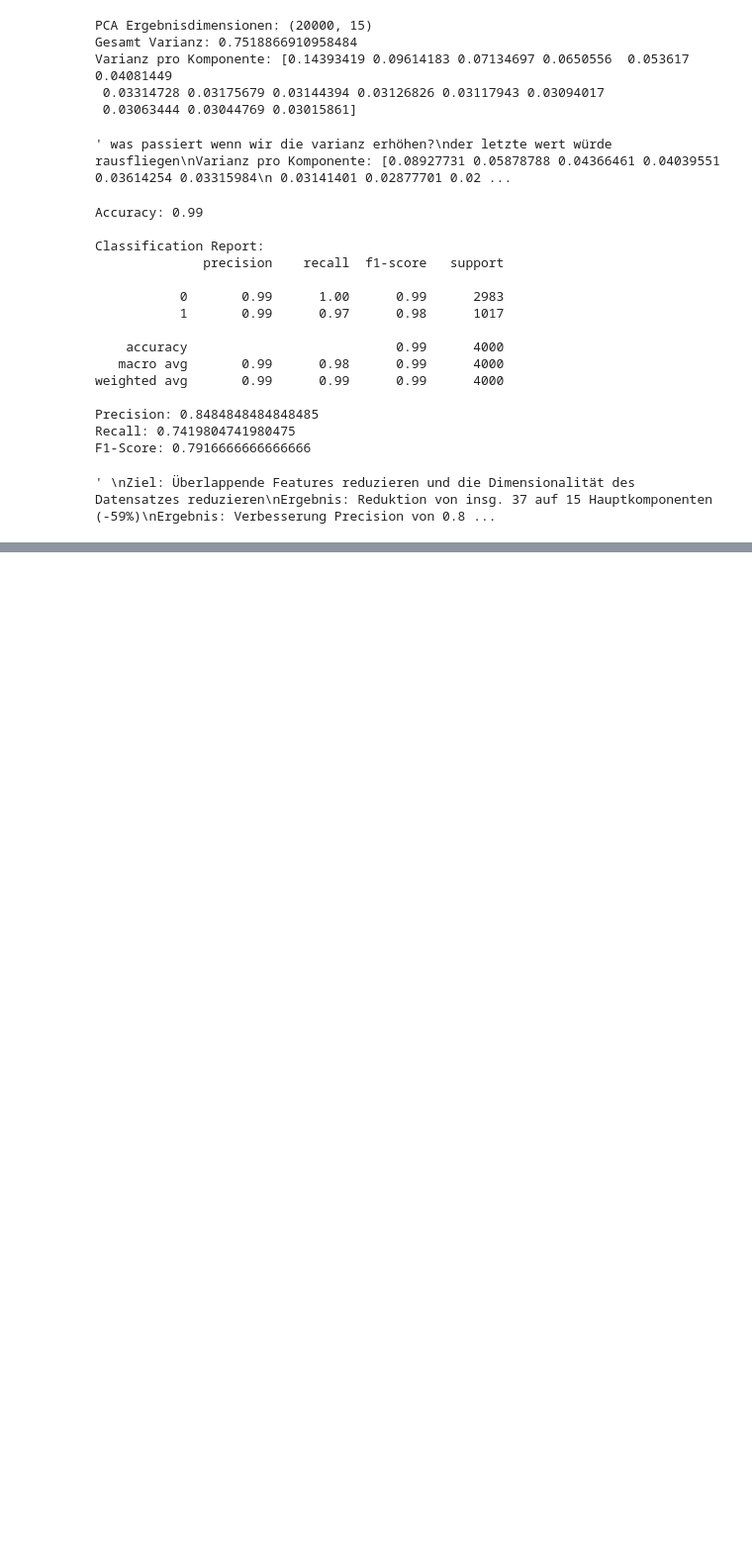
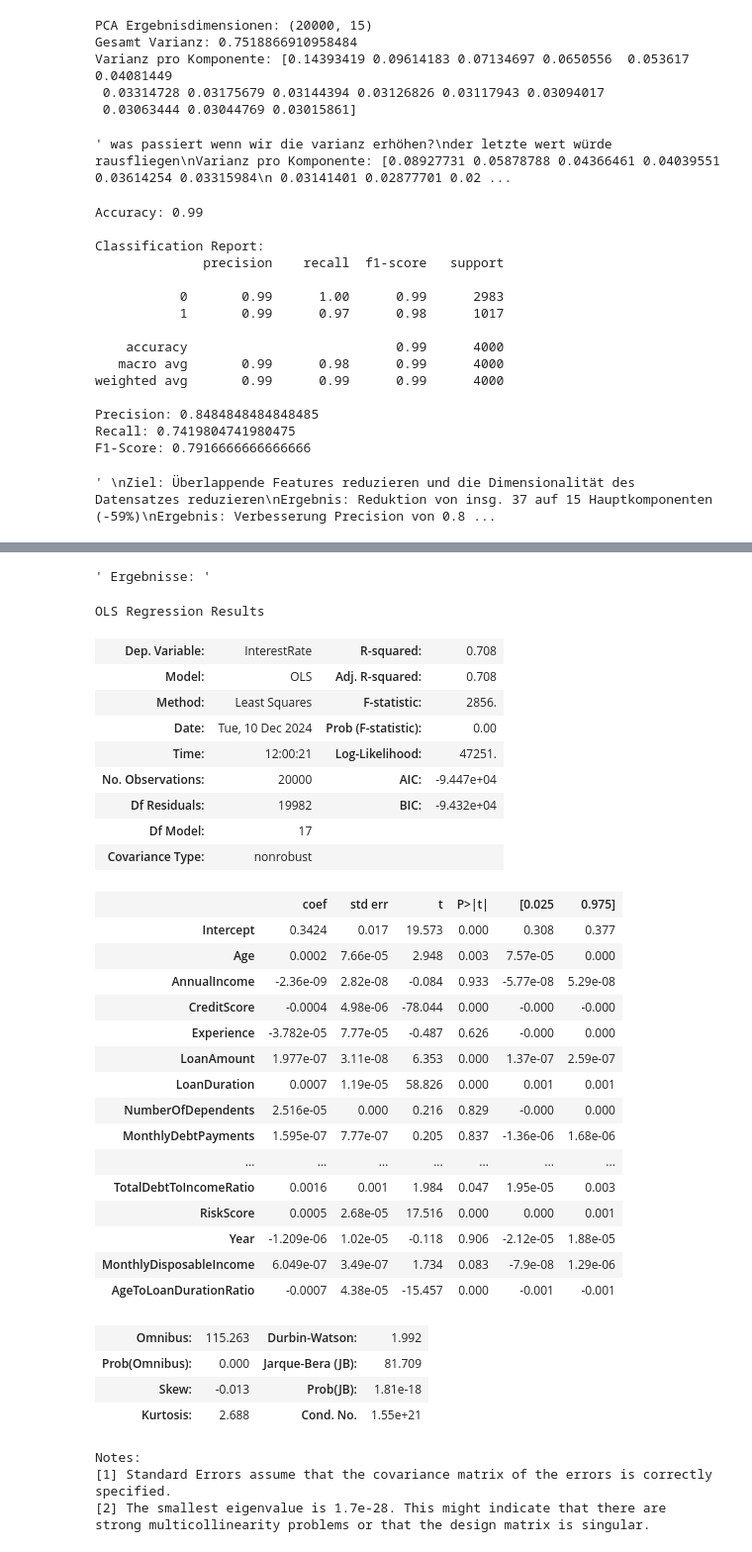
Before and after one commit to jovicdev97/financial-data-analytics, a Jupyter notebook: test.ipynb, the cells around one changed output, grey strips where cells are left out. Shown at 99% size. Cells and saved outputs as stored; diff of their text form; code cells hidden in the pictures; blank space fills up the shorter version.

Commit message:
add: Kapitel 8

```diff
--- a/test.ipynb
+++ b/test.ipynb
@@ -974,0 +979,7 @@ F1 Score von 0.7916666666666666 auf 0.98
+# %%
+""" Kapitel 8 Anforderung 1 """
+""" 1: Zielvariable: Loan approved """
+""" 2: numerische werte nehmen only """
+
+numerical_columns_for_regression_task = numerical_columns
+numerical_columns_for_regression_task
@@ -974,0 +1054,56 @@ F1 Score von 0.7916666666666666 auf 0.98
+# %%
+""" Ergebnisse: """
+# R-squared-Wert oben rechts: 0.041 (Pearson Koeffizient)
+# P>|t| gibt hier die "Nullhypothese an" d.h. äquivalent zu 0. falls wert < 0.05 ist, ist das feature signifikant
+# negatives Vorzeichen bei Age -> neg. beziehung zw. InterestRate und Age -> eins wächst eins sinkt
+# Intecept = Standardwert AnualIncome 0
+# %% [output]
+' Ergebnisse: '
+# %%
+""" Vergleich 2er LR-Modelle """
+""" Bis jetzt haben wir nur 1 Feature mit Zielvariable verglichen """
+""" Jetzt wollen wir alle Features berücksichtigen """
+
+# affair_full = ols("affairs ~ rate_marriage + age + yrs_married + children"
+#                   " + religious + educ + occupation + occupation_husb", data).fit()
+
+model_assumption_interestrate_age_with_all_features = ols(
+    "InterestRate ~ Age + AnnualIncome + CreditScore + Experience + LoanAmount + LoanDuration + NumberOfDependents + MonthlyDebtPayments + CreditCardUtilizationRate + NumberOfOpenCreditLines + NetWorth + BaseInterestRate + MonthlyLoanPayment + TotalDebtToIncomeRatio + RiskScore + Year + MonthlyDisposableIncome + AgeToLoanDurationRatio",
+    numerical_columns_for_regression_task,
+).fit()
+model_assumption_interestrate_age_with_all_features.summary()
+# %% [output]
+OLS Regression Results
+| Dep. Variable: | InterestRate | R-squared: | 0.708 |
+| Model: | OLS | Adj. R-squared: | 0.708 |
+| Method: | Least Squares | F-statistic: | 2856. |
+| Date: | Tue, 10 Dec 2024 | Prob (F-statistic): | 0.00 |
+| Time: | 12:00:21 | Log-Likelihood: | 47251. |
+| No. Observations: | 20000 | AIC: | -9.447e+04 |
+| Df Residuals: | 19982 | BIC: | -9.432e+04 |
+| Df Model: | 17 |  |  |
+| Covariance Type: | nonrobust |  |  |
+|  | coef | std err | t | P>|t| | [0.025 | 0.975] |
+| Intercept | 0.3424 | 0.017 | 19.573 | 0.000 | 0.308 | 0.377 |
+| Age | 0.0002 | 7.66e-05 | 2.948 | 0.003 | 7.57e-05 | 0.000 |
+| AnnualIncome | -2.36e-09 | 2.82e-08 | -0.084 | 0.933 | -5.77e-08 | 5.29e-08 |
+| CreditScore | -0.0004 | 4.98e-06 | -78.044 | 0.000 | -0.000 | -0.000 |
+| Experience | -3.782e-05 | 7.77e-05 | -0.487 | 0.626 | -0.000 | 0.000 |
+| LoanAmount | 1.977e-07 | 3.11e-08 | 6.353 | 0.000 | 1.37e-07 | 2.59e-07 |
+| LoanDuration | 0.0007 | 1.19e-05 | 58.826 | 0.000 | 0.001 | 0.001 |
+| NumberOfDependents | 2.516e-05 | 0.000 | 0.216 | 0.829 | -0.000 | 0.000 |
+| MonthlyDebtPayments | 1.595e-07 | 7.77e-07 | 0.205 | 0.837 | -1.36e-06 | 1.68e-06 |
+| ... | ... | ... | ... | ... | ... | ... |
+| TotalDebtToIncomeRatio | 0.0016 | 0.001 | 1.984 | 0.047 | 1.95e-05 | 0.003 |
+| RiskScore | 0.0005 | 2.68e-05 | 17.516 | 0.000 | 0.000 | 0.001 |
+| Year | -1.209e-06 | 1.02e-05 | -0.118 | 0.906 | -2.12e-05 | 1.88e-05 |
+| MonthlyDisposableIncome | 6.049e-07 | 3.49e-07 | 1.734 | 0.083 | -7.9e-08 | 1.29e-06 |
+| AgeToLoanDurationRatio | -0.0007 | 4.38e-05 | -15.457 | 0.000 | -0.001 | -0.001 |
+| Omnibus: | 115.263 | Durbin-Watson: | 1.992 |
+| Prob(Omnibus): | 0.000 | Jarque-Bera (JB): | 81.709 |
+| Skew: | -0.013 | Prob(JB): | 1.81e-18 |
+| Kurtosis: | 2.688 | Cond. No. | 1.55e+21 |
+Notes:
+[1] Standard Errors assume that the covariance matrix of the errors is correctly specified.
+[2] The smallest eigenvalue is 1.7e-28. This might indicate that there are
+strong multicollinearity problems or that the design matrix is singular.
```
Also changed, not shown: parts of 13 cells of this notebook.
